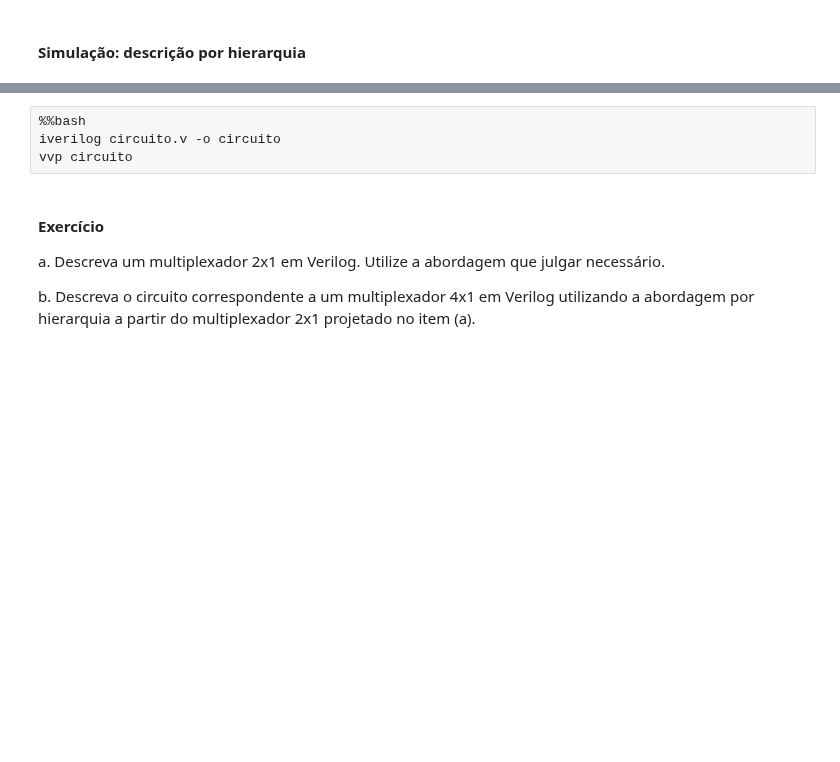
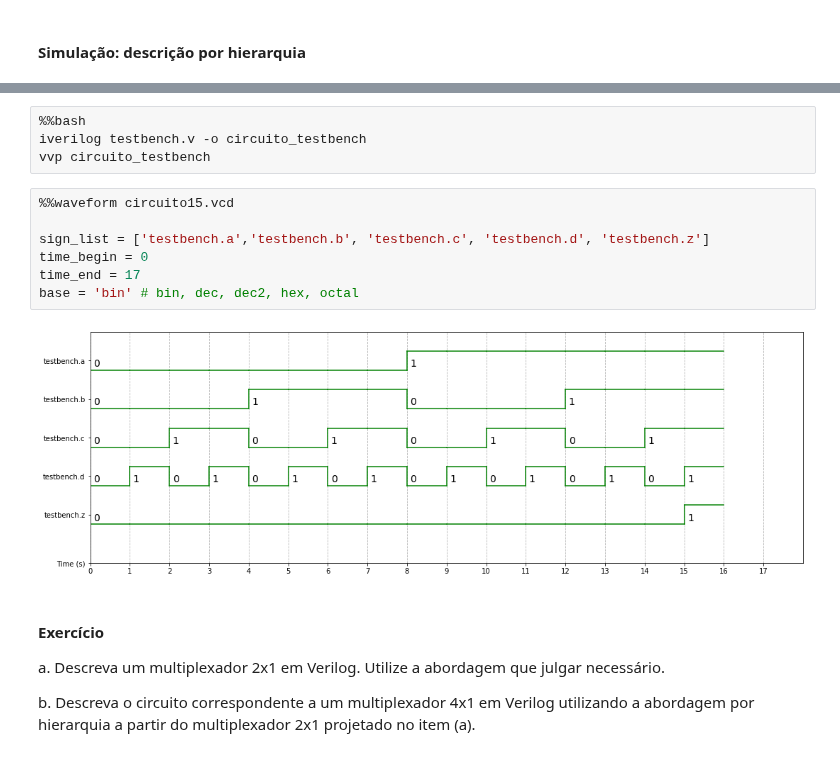
Before and after one commit to petrucior/verilog, a Jupyter notebook: verilog.ipynb, the cells around one changed output, grey strips where cells are left out. Cells and saved outputs as stored; diff of their text form; blank space fills up the shorter version.

```diff
--- a/verilog.ipynb
+++ b/verilog.ipynb
@@ -1934,7 +2037,16 @@ endmodule
 # %%
 %%bash
-iverilog circuito.v -o circuito
-vvp circuito
+iverilog testbench.v -o circuito_testbench
+vvp circuito_testbench
+# %%
+%%waveform circuito15.vcd
+
+sign_list = ['testbench.a','testbench.b', 'testbench.c', 'testbench.d', 'testbench.z']
+time_begin = 0
+time_end = 17
+base = 'bin' # bin, dec, dec2, hex, octal
+# %% [output]
+[figure, added]
 # %% [markdown]
 #### Exercício
 
```
Also changed, not shown: parts of 32 cells of this notebook.
